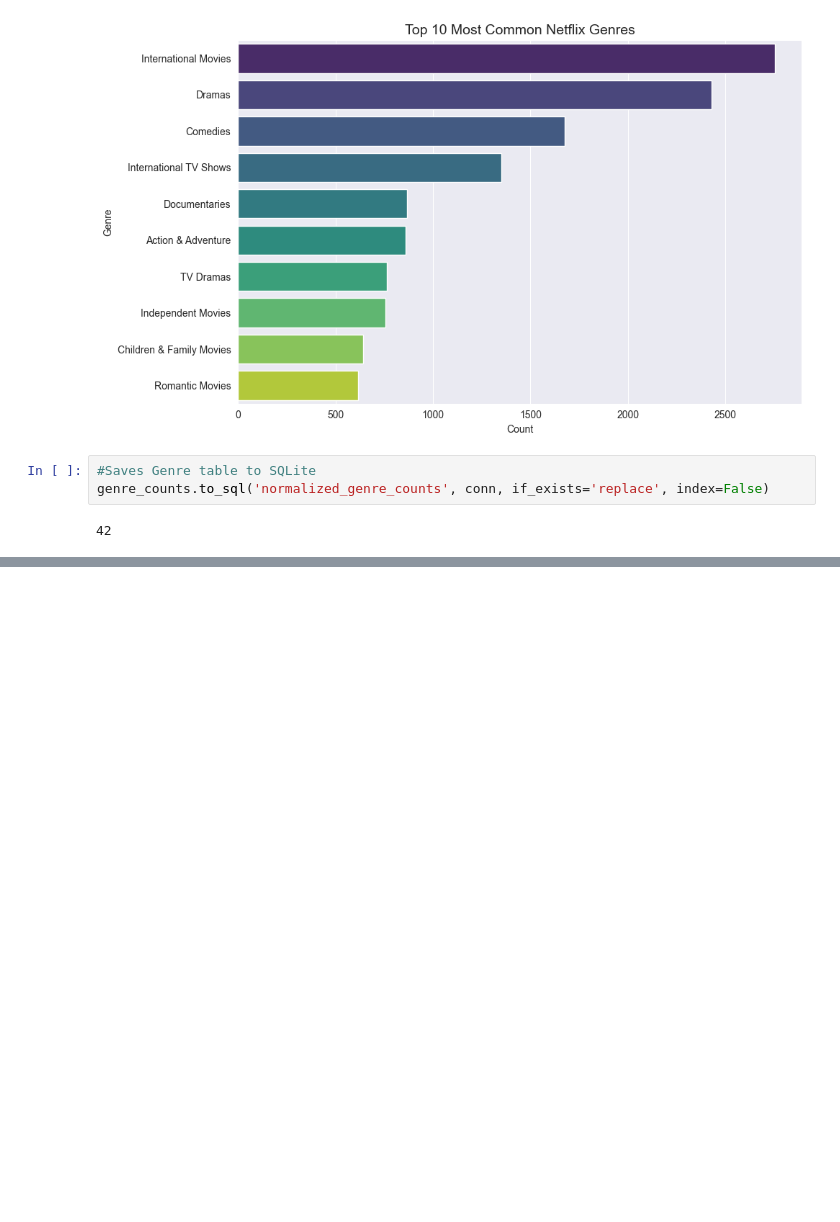
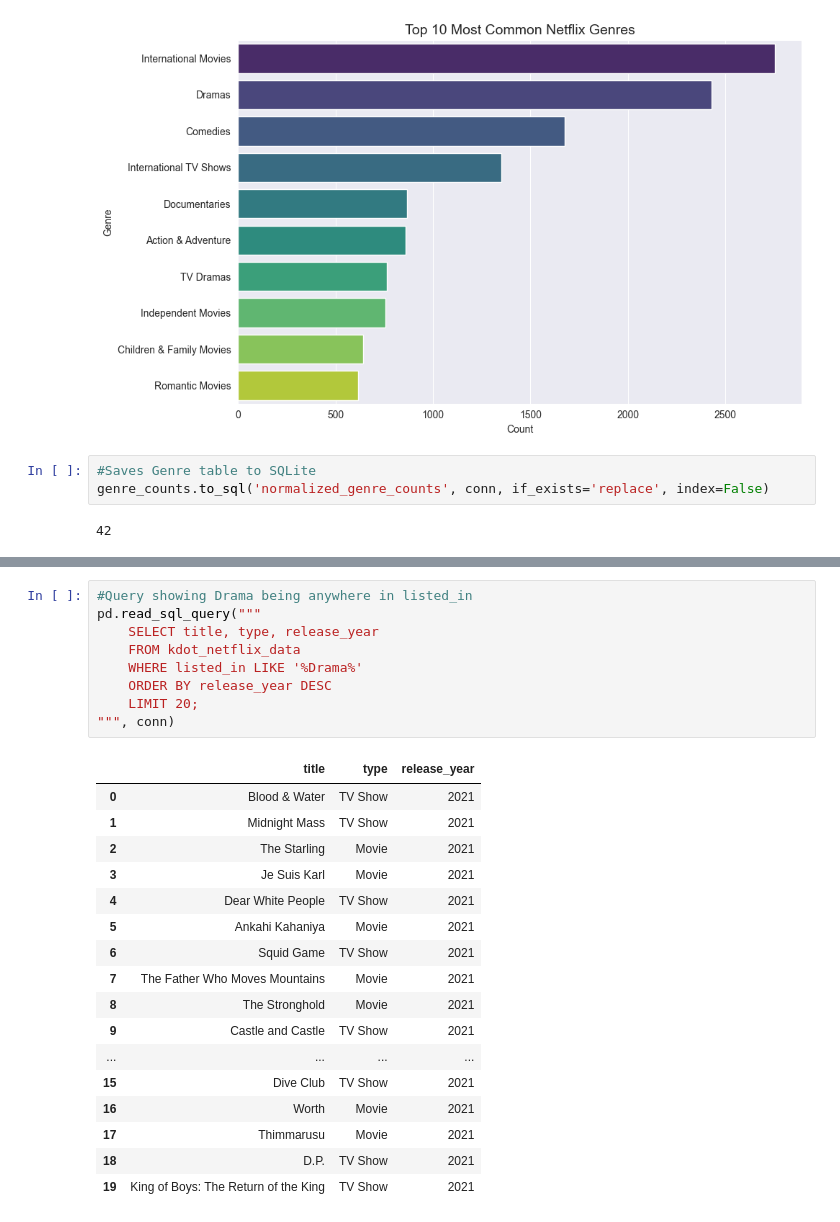
Before and after one commit to mcompass11/kdot-netflix-sql, a Jupyter notebook: notebooks/kdot_netflix_sql.ipynb, the cells around one changed output, grey strips where cells are left out. Drawn from its saved outputs; the diff is of its cells as text; blank space fills up the shorter version.

```diff
--- a/notebooks/kdot_netflix_sql.ipynb
+++ b/notebooks/kdot_netflix_sql.ipynb
@@ -146,0 +214,27 @@ genre_counts.to_sql('normalized_genre_counts', conn, if_exists='replace', index=
+# %%
+#Query showing Drama being anywhere in listed_in
+pd.read_sql_query("""
+    SELECT title, type, release_year
+    FROM kdot_netflix_data
+    WHERE listed_in LIKE '%Drama%'
+    ORDER BY release_year DESC
+    LIMIT 20;
+""", conn)
+# %% [output]
+|  | title | type | release_year |
+| 0 | Blood & Water | TV Show | 2021 |
+| 1 | Midnight Mass | TV Show | 2021 |
+| 2 | The Starling | Movie | 2021 |
+| 3 | Je Suis Karl | Movie | 2021 |
+| 4 | Dear White People | TV Show | 2021 |
+| 5 | Ankahi Kahaniya | Movie | 2021 |
+| 6 | Squid Game | TV Show | 2021 |
+| 7 | The Father Who Moves Mountains | Movie | 2021 |
+| 8 | The Stronghold | Movie | 2021 |
+| 9 | Castle and Castle | TV Show | 2021 |
+| ... | ... | ... | ... |
+| 15 | Dive Club | TV Show | 2021 |
+| 16 | Worth | Movie | 2021 |
+| 17 | Thimmarusu | Movie | 2021 |
+| 18 | D.P. | TV Show | 2021 |
+| 19 | King of Boys: The Return of the King | TV Show | 2021 |
```
Also changed, not shown: parts of 9 cells of this notebook, 2 other files.
